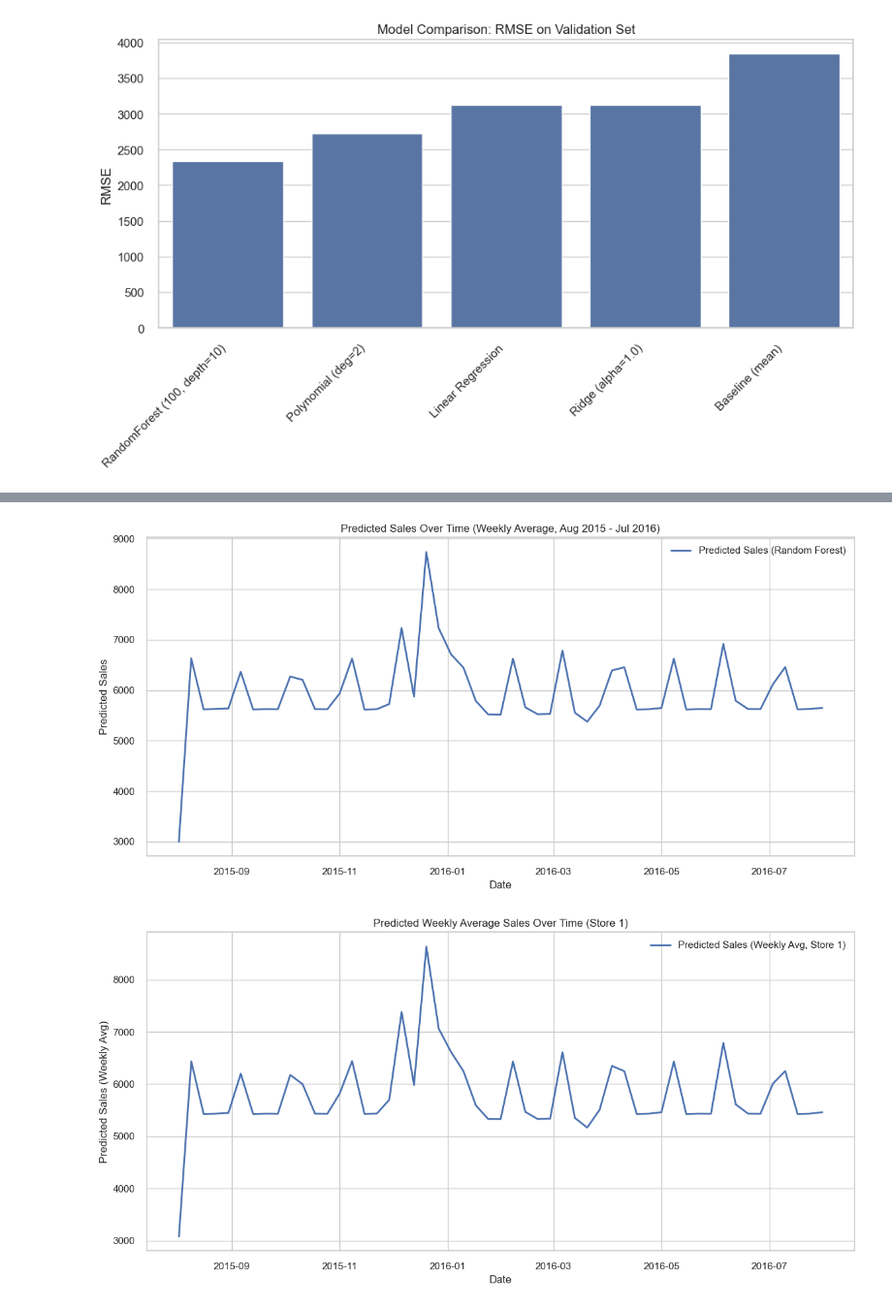
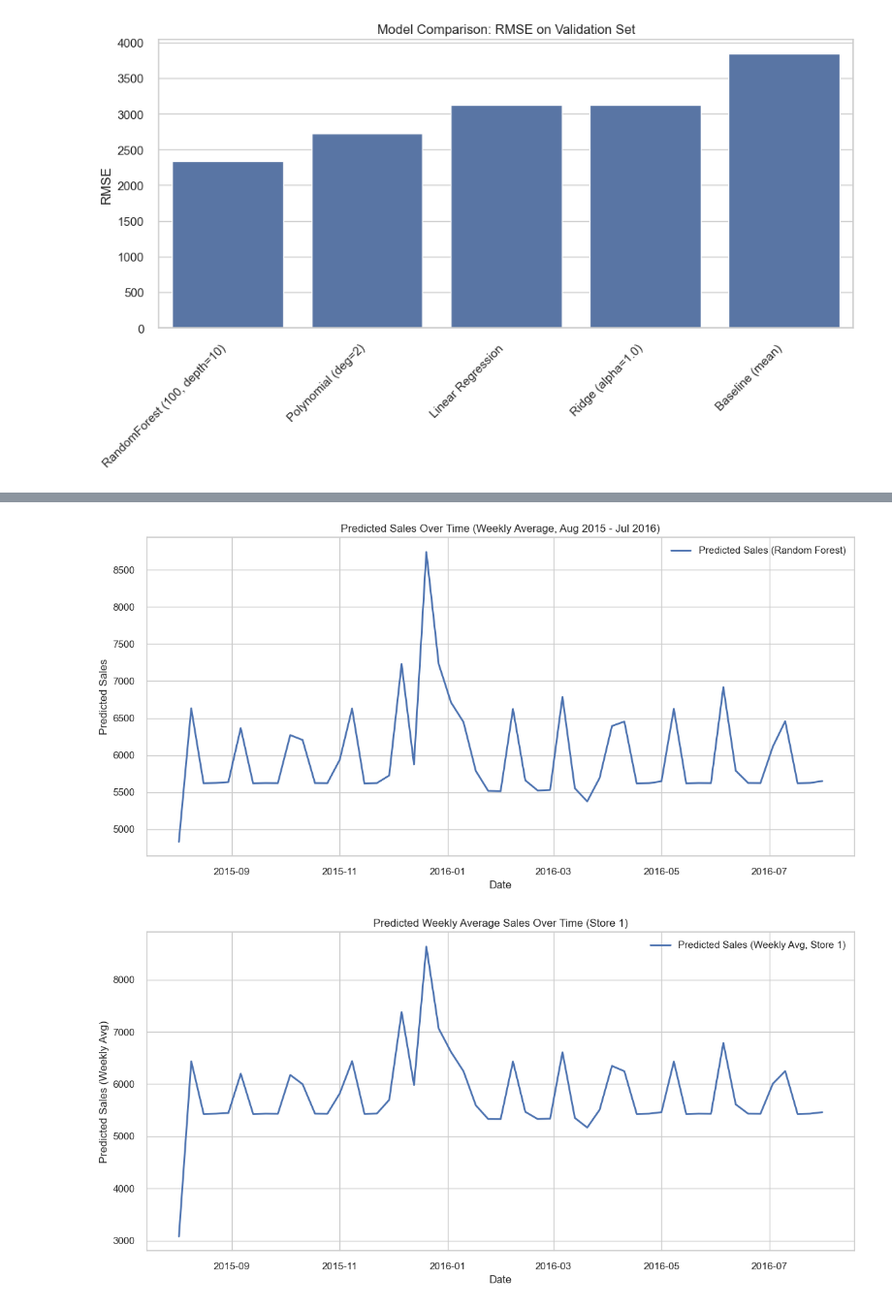
Before and after one commit to realhoffmann/Rossmann, a Jupyter notebook: EDA/supervised_rossmann.ipynb, the cells around one changed output, grey strips where cells are left out. Shown at 97% size. Drawn from its saved outputs; the diff is of its cells as text; code cells hidden in the pictures.

Commit message:
fix date

```diff
--- a/EDA/supervised_rossmann.ipynb
+++ b/EDA/supervised_rossmann.ipynb
@@ -380,7 +340,7 @@ import pandas as pd
 import numpy as np
 
 # 1. Generate all dates and stores for the prediction period
-date_range = pd.date_range("2015-08-01", "2016-07-31", freq="D")
+date_range = pd.date_range("2015-07-31", "2016-07-31", freq="D")
 store_ids = train["Store"].unique()  # or from your store metadata
 
 future_df = pd.DataFrame(
@@ -406,34 +366,34 @@ future_df["Promo"] = 0
 future_df["StateHoliday"] = "0"
 future_df["CompetitionDistance"] = train["CompetitionDistance"].median()
 future_df["CompetitionOpenSinceMonth"] = train["CompetitionOpenSinceMonth"].mode()[0]
 future_df["CompetitionOpenSinceYear"] = train["CompetitionOpenSinceYear"].mode()[0]
 
 # 5. Select and order columns as in training
 X_future = future_df[feature_cols].copy()
 
 # 6. Predict
 future_df["PredictedSales"] = rf_model.predict(X_future)
 
 # 7. Aggregate and plot as before
 weekly_future = (
     future_df
     .set_index("Date")[["PredictedSales"]]
     .resample("W")
     .mean()
     .reset_index()
 )
 
 plt.figure(figsize=(12, 6))
 plt.plot(weekly_future["Date"], weekly_future["PredictedSales"], label="Predicted Sales (Random Forest)", linewidth=2)
 plt.title("Predicted Sales Over Time (Weekly Average, Aug 2015 - Jul 2016)")
 plt.xlabel("Date")
 plt.ylabel("Predicted Sales")
 plt.legend()
 plt.grid(True)
 plt.tight_layout()
 plt.show()
 # %% [output]
-[figure, old version]
+[figure, new version]
 # %%
 # 1. Generate all dates for a single store (e.g., Store 42)
 store_id = 1  # change to your desired store number
```
Also changed, not shown: parts of 2 cells of this notebook.
